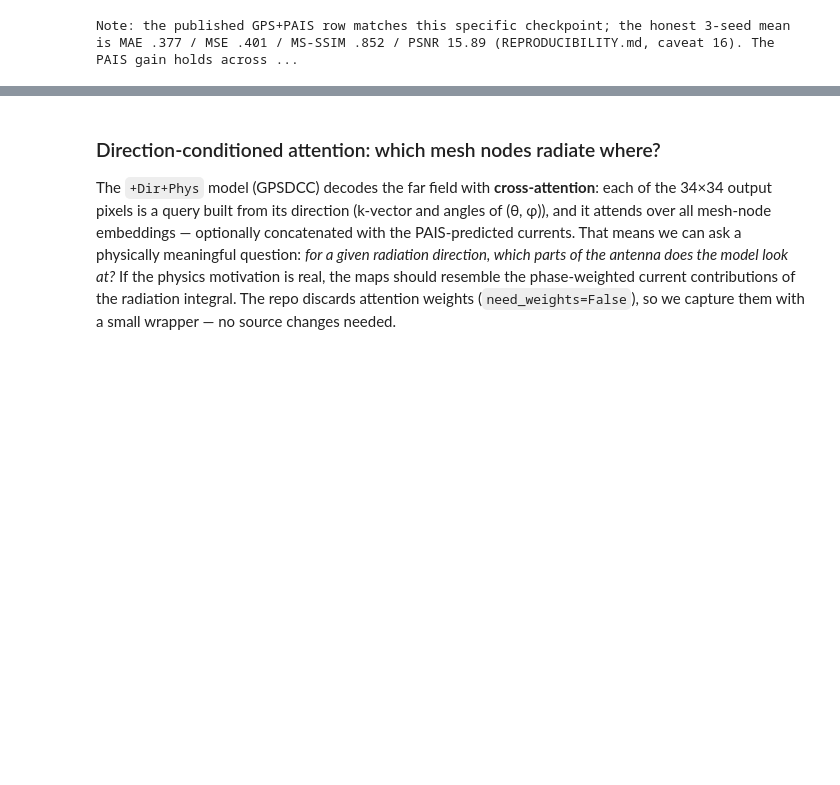
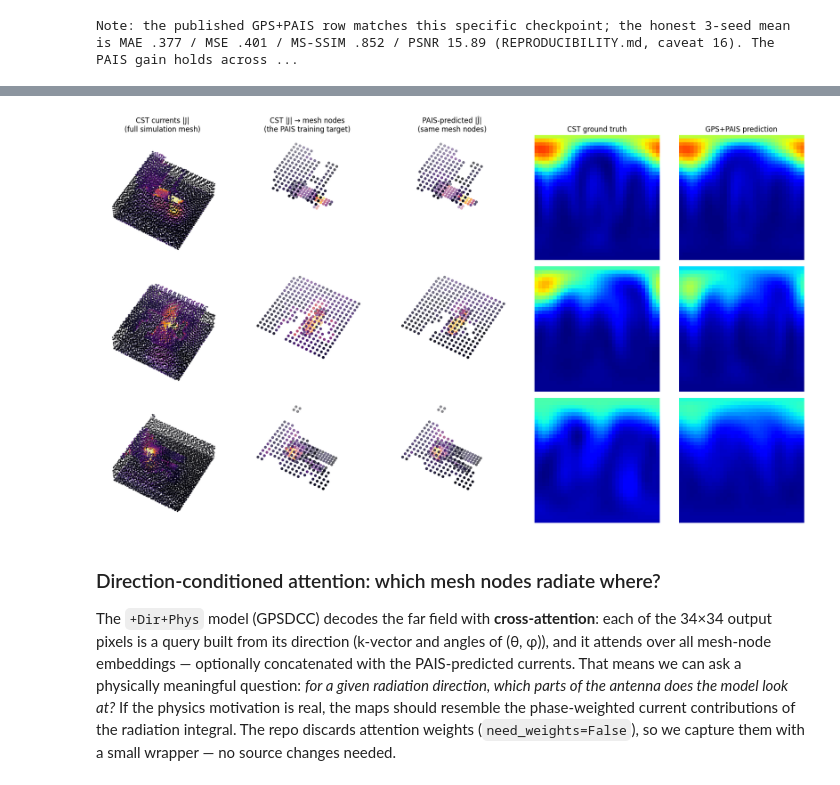
Before and after one commit to AviEpstein/GNN-for-Antenna-design, a Jupyter notebook: notebooks/demo.ipynb, the cells around one changed output, grey strips where cells are left out. Drawn from its saved outputs; the diff is of its cells as text; code cells hidden in the pictures; blank space fills up the shorter version.

```diff
--- a/notebooks/demo.ipynb
+++ b/notebooks/demo.ipynb
@@ -500,3 +511,49 @@ Note: the published GPS+PAIS row matches this specific checkpoint; the honest 3-
+# %%
+%matplotlib inline
+# --- the physical intermediate itself: CST currents vs PAIS-predicted currents
+from src.losses.surface_current_loss import interpolate_target_currents_per_component
+
+def scatter_J(ax, pos, mag, size, lim=None):
+    order = np.argsort(mag)                     # draw bright nodes on top
+    ax.scatter(pos[order, 0], pos[order, 1], pos[order, 2], c=mag[order],
+               cmap='inferno', s=size, vmin=0, vmax=np.percentile(mag, 99))
+    if lim is not None:
+        ax.set_xlim(lim[0][0], lim[1][0]); ax.set_ylim(lim[0][1], lim[1][1])
+        ax.set_zlim(lim[0][2], lim[1][2])
+    ax.set_box_aspect((1, 1, 0.5)); ax.set_axis_off(); ax.view_init(elev=55, azim=-60)
+
+fig = plt.figure(figsize=(17.5, 10))
+for r, f in enumerate(sorted(Path('data/demo/pca_test_20').glob('sample_*.pt'))[:3]):
+    ex = torch.load(f, weights_only=False)
+    g = graph_from_sample(ex)
+    pred, pred_J = predict(MODEL, g)
+    nt = g.node_type.argmax(1)
+    metal = nt == nt.bincount().argmax()        # patch/parasitic pixel nodes
+    pos_cst = ex['pos_surface_current'][IDX_FREQ].numpy()
+    lim = (pos_cst.min(0), pos_cst.max(0))
+    # the PAIS training target: CST currents interpolated onto the mesh nodes with the
+    # same per-component k-NN the loss uses (src/losses/surface_current_loss.py)
+    J_target = interpolate_target_currents_per_component(
+        ex['pos_surface_current'][IDX_FREQ], ex['surface_currents'][IDX_FREQ],
+        g.pos, g.edge_index, g.edge_attr, k=5)
+
+    ax = fig.add_subplot(3, 5, 5 * r + 1, projection='3d')
+    scatter_J(ax, pos_cst, ex['surface_currents'][IDX_FREQ].norm(dim=1).numpy(), 2)
+    if r == 0: ax.set_title('CST currents |J|\n(full simulation mesh)')
+    ax = fig.add_subplot(3, 5, 5 * r + 2, projection='3d')
+    scatter_J(ax, g.pos[metal].numpy(), J_target[metal].norm(dim=1).numpy(), 14, lim)
+    if r == 0: ax.set_title('CST |J| → mesh nodes\n(the PAIS training target)')
+    ax = fig.add_subplot(3, 5, 5 * r + 3, projection='3d')
+    scatter_J(ax, g.pos[metal].numpy(), pred_J[metal].norm(dim=1).numpy(), 14, lim)
+    if r == 0: ax.set_title('PAIS-predicted |Ĵ|\n(same mesh nodes)')
+    for c, (img, title) in enumerate([(ex['farfeilds'][IDX_FREQ], 'CST ground truth'),
+                                      (pred, 'GPS+PAIS prediction')], start=4):
+        ax = fig.add_subplot(3, 5, 5 * r + c)
+        ax.imshow(img, cmap='jet', vmin=0, vmax=10); ax.axis('off')
+        if r == 0: ax.set_title(title)
+plt.tight_layout(); plt.show()
+# %% [output]
+[figure, added]
 # %% [markdown]
 ### Direction-conditioned attention: which mesh nodes radiate where?
 
```
Also changed, not shown: parts of 1 cell of this notebook.
